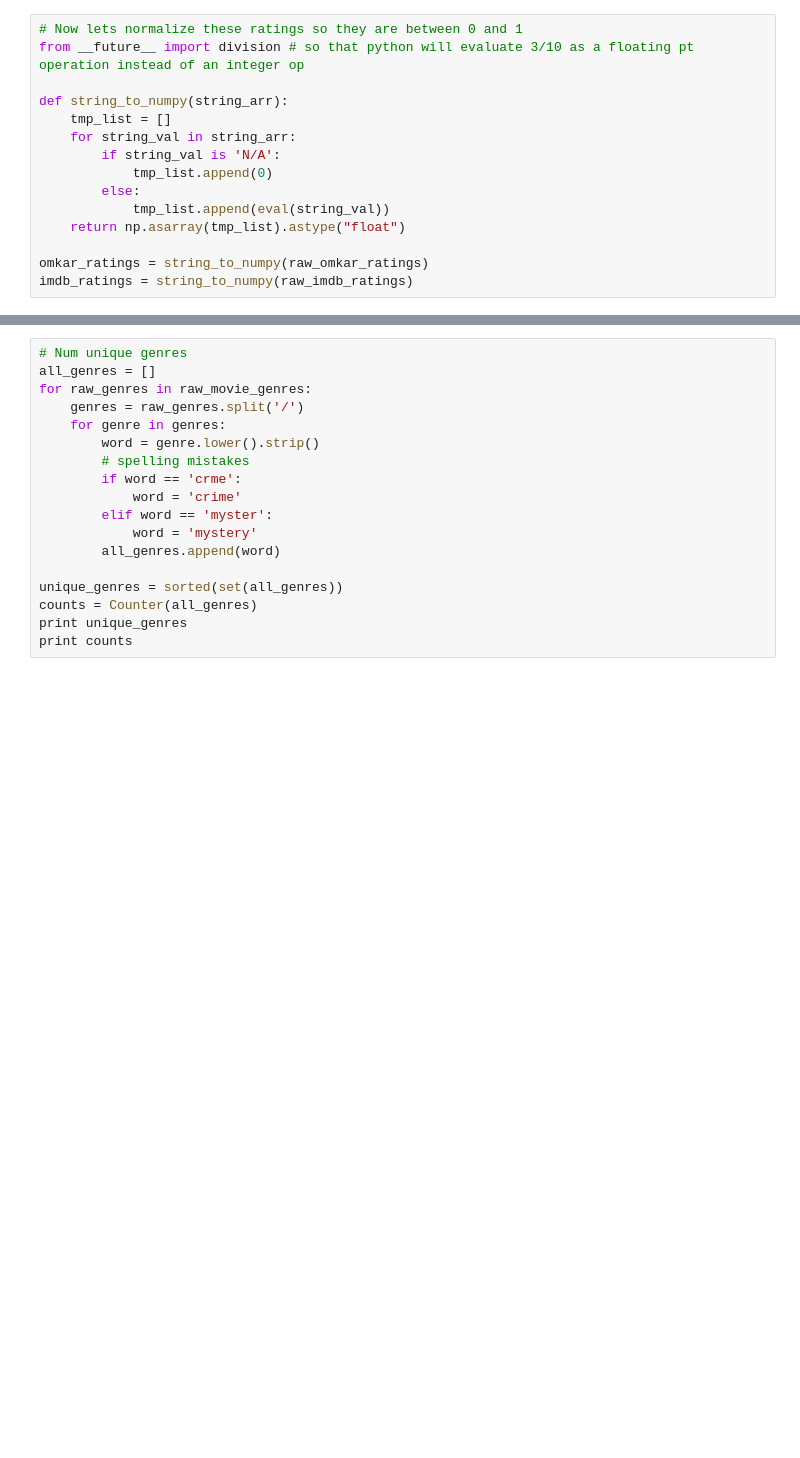
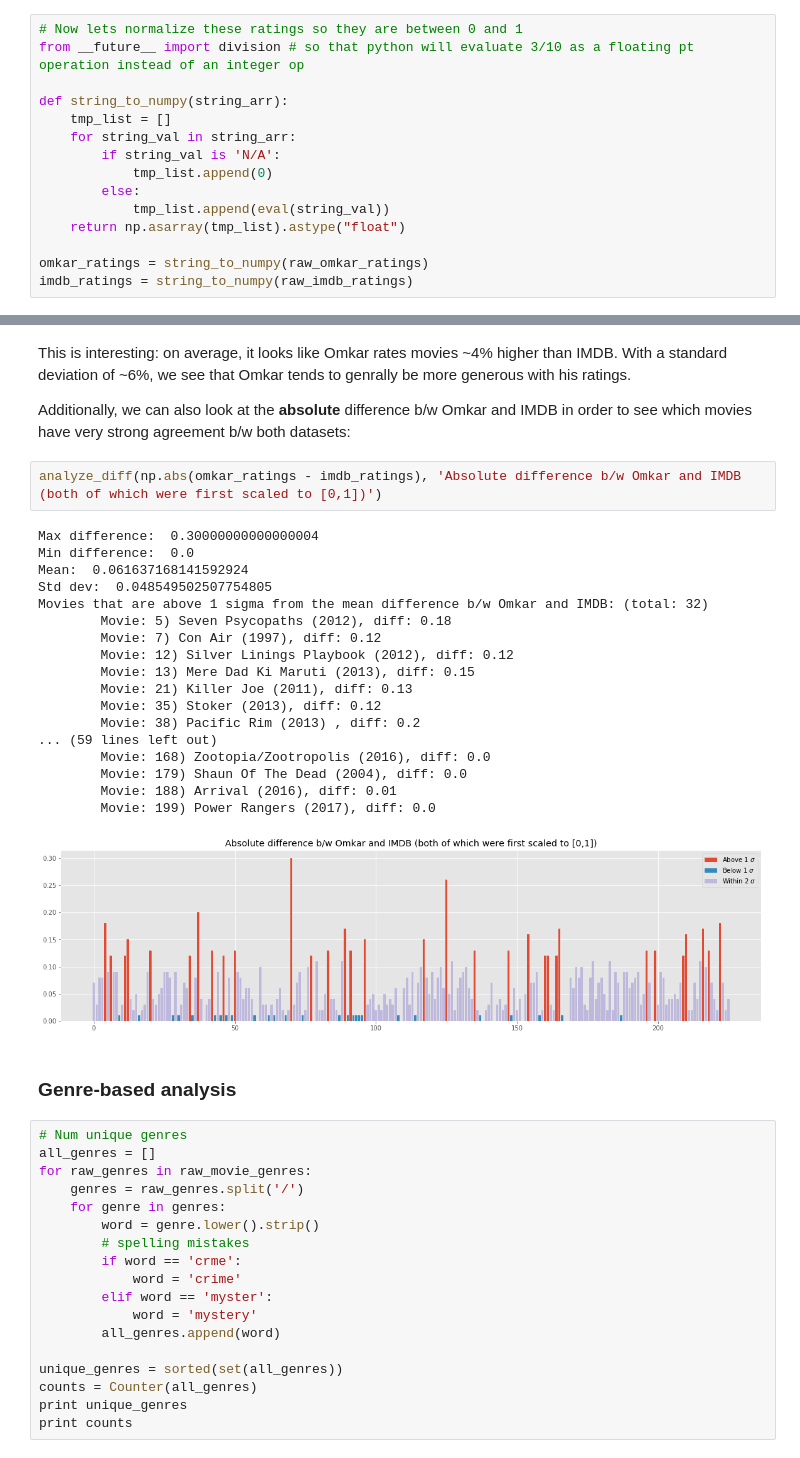
Before and after one commit to shivaghose/omkar_movie_analysis, a Jupyter notebook: analysis.ipynb, the cells around one changed output, grey strips where cells are left out. Cells and saved outputs as stored; diff of their text form; blank space fills up the shorter version.

```diff
--- a/analysis.ipynb
+++ b/analysis.ipynb
@@ -46,3 +136,30 @@ array([[1.        , 0.64049621],
+# %% [markdown]
+This is interesting: on average, it looks like Omkar rates movies ~4% higher than IMDB. With a standard deviation of ~6%, we see that Omkar tends to genrally be more generous with his ratings.
+
+Additionally, we can also look at the **absolute** difference b/w Omkar and IMDB in order to see which movies have very strong agreement b/w both datasets:
+# %%
+analyze_diff(np.abs(omkar_ratings - imdb_ratings), 'Absolute difference b/w Omkar and IMDB (both of which were first scaled to [0,1])')
+# %% [output]
+Max difference:  0.30000000000000004
+Min difference:  0.0
+Mean:  0.061637168141592924
+Std dev:  0.048549502507754805
+Movies that are above 1 sigma from the mean difference b/w Omkar and IMDB: (total: 32)
+        Movie: 5) Seven Psycopaths (2012), diff: 0.18
+        Movie: 7) Con Air (1997), diff: 0.12
+        Movie: 12) Silver Linings Playbook (2012), diff: 0.12
+        Movie: 13) Mere Dad Ki Maruti (2013), diff: 0.15
+        Movie: 21) Killer Joe (2011), diff: 0.13
+        Movie: 35) Stoker (2013), diff: 0.12
+        Movie: 38) Pacific Rim (2013) , diff: 0.2
+... (59 lines left out)
+        Movie: 168) Zootopia/Zootropolis (2016), diff: 0.0
+        Movie: 179) Shaun Of The Dead (2004), diff: 0.0
+        Movie: 188) Arrival (2016), diff: 0.01
+        Movie: 199) Power Rangers (2017), diff: 0.0
+[figure, added]
+# %% [markdown]
+### Genre-based analysis
 # %%
 # Num unique genres
 all_genres = []
```
Also changed, not shown: parts of 13 cells of this notebook.
